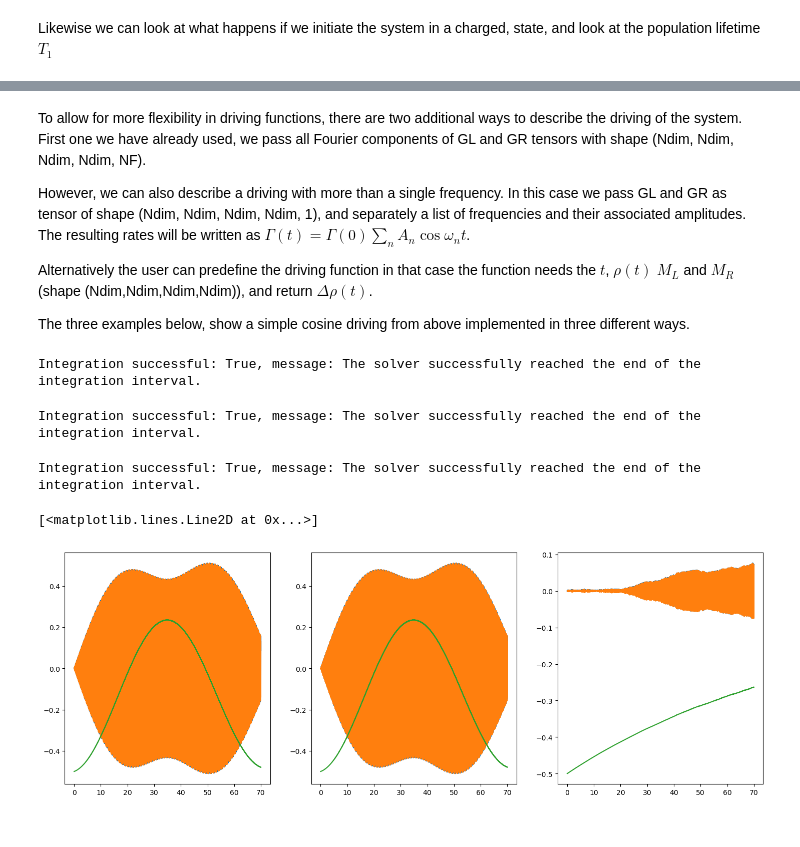
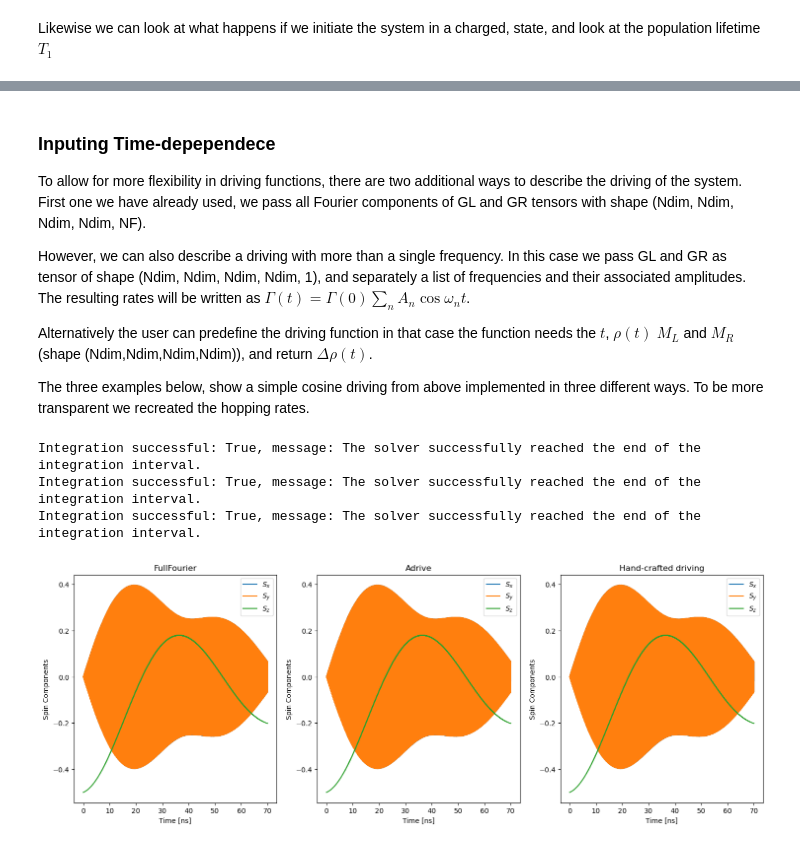
Before and after one commit to matysek00/PyESRSTM, a Jupyter notebook: Tutorial/03-Time-propagation.ipynb, the cells around one changed output, grey strips where cells are left out. Saved outputs shown, nothing was run; the diff lists cells and outputs as text; code cells hidden in the pictures.

```diff
--- a/Tutorial/03-Time-propagation.ipynb
+++ b/Tutorial/03-Time-propagation.ipynb
@@ -127,5 +127,7 @@ T1 = 0.10735274875103074 [ns]
 [figure]
 # %% [markdown]
+### Inputing Time-depependece
+
 To allow for more flexibility in driving functions, there are two additional ways to describe the driving of the system.
 First one we have already used, we pass all Fourier components of GL and GR tensors with shape (Ndim, Ndim, Ndim, Ndim, NF).
 
@@ -136,6 +138,7 @@ The resulting rates will be written as $\Gamma (t) = \Gamma (0)\sum_n A_n \cos \
 Alternatively the user can predefine the driving function in that case the function needs the $t$, $\rho(t)$ $M_L$ and $M_R$ (shape (Ndim,Ndim,Ndim,Ndim)), and return $\Delta \rho (t)$.
 
 The three examples below, show a simple cosine driving from above implemented in three different ways.
+To be more transparent we recreated the hopping rates.
 # %%
 Right = PyESRSTM.Electrode(0,   0, 0.,     5e-3,       1e-1,         4.5,  Nint=1e4, Cutoff=1000)
 Left = PyESRSTM.Electrode(-25, 0, 0.5, 1.25e-3, 1e-1, 4.5, Nint=1e4, Cutoff=1000, Adrive=0)
@@ -153,56 +156,64 @@ GL[:,:,:,:,2] = GL[:,:,:,:,1] * A
 kwargs = {'max_step': 0.005, 'method': 'RK45'}
 rho0 = np.zeros((4,4), dtype=complex)
 rho0[0, 0] = 1
-# %%
-# for adrinving the frequncy most be an array now, and we only care about the the 0th fourier component of GL
-time_A, rhot_A = PyESRSTM.propagate_density(GL[:,:,:,:,1:2], GR, dot.Delta, rho0, 70, frequency=np.array([freq]), adrive=np.array([2*A]), kwargs=kwargs)
-# %% [output]
-Integration successful: True, message: The solver successfully reached the end of the integration interval.
 # %%
 time_four, rhot_four = PyESRSTM.propagate_density(GL, GR, dot.Delta, rho0, 70, frequency=freq, kwargs=kwargs)
+
+# for adrinving the frequncy most be an array now, and we only care about the the 0th fourier component of GL
+time_A, rhot_A = PyESRSTM.propagate_density(GL[:,:,:,:,1:2], GR, dot.Delta, rho0, 70, frequency=np.array([freq]), adrive=np.array([2*A]), kwargs=kwargs)
+
+# The predifined driving function is below
+# !!! Mind the unit conversion of frequency, time input will be in atomic units.
+def single_step_adrive_add_hoc(t, rho, ML, MR):
+    phase = 1 + 2*A*np.cos(freq * t * 2 * np.pi*PyESRSTM.time_unit)
+    M_t = MR + ML * phase
+    drho = np.einsum('ljvu,vu->lj', M_t, rho)
+    return drho
+
+
+
+time_hand, rhot_hand = PyESRSTM.propagate_density(GL[:,:,:,:,1:2], GR, dot.Delta, rho0, 70,  drho_function=single_step_adrive_add_hoc, kwargs=kwargs)
 # %% [output]
 Integration successful: True, message: The solver successfully reached the end of the integration interval.
+Integration successful: True, message: The solver successfully reached the end of the integration interval.
+Integration successful: True, message: The solver successfully reached the end of the integration interval.
-# %%
-
-
-# The predifined driving function is below
-def single_step_adrive_add_hoc(t, rho, ML, MR):
-    phase = 1 + 2*A*np.cos(freq * t * 2*np.pi)
-    M_t = MR + ML * phase
-    drho = np.einsum('ljvu,vu->lj', M_t, rho)
-    return drho
-
-time_hand, rhot_hand = PyESRSTM.propagate_density(GL[:,:,:,:,1:2], GR, dot.Delta, rho0, 70,  drho_function=single_step_adrive_add_hoc, kwargs=kwargs)
-# %% [output]
-Integration successful: True, message: The solver successfully reached the end of the integration interval.
 # %%
 fig, ax = plt.subplots(1,3 , figsize=(18,6))
 ax = ax.flatten()
 
 Sx_four = 1/2*np.real(rhot_four[:, 0, 1] + rhot_four[:, 1, 0])
 Sy_four = 1/2*np.real(1j*(rhot_four[:, 0,1] - rhot_four[:, 1,0]))
 Sz_four = 1/2*np.real(rhot_four[:,1, 1] - rhot_four[:,0, 0])
 
 ax[0].plot(time_four, Sx_four, label=r'$S_x$')
 ax[0].plot(time_four, Sy_four, label=r'$S_y$')
 ax[0].plot(time_four, Sz_four, label=r'$S_z$')
+ax[0].set_title('FullFourier')
 
 Sx_A = 1/2*np.real(rhot_A[:, 0, 1] + rhot_A[:, 1, 0])
 Sy_A = 1/2*np.real(1j*(rhot_A[:, 0,1] - rhot_A[:, 1,0]))
 Sz_A = 1/2*np.real(rhot_A[:,1, 1] - rhot_A[:,0, 0])
 
 ax[1].plot(time_A, Sx_A, label=r'$S_x$')
 ax[1].plot(time_A, Sy_A, label=r'$S_y$')
 ax[1].plot(time_A, Sz_A, label=r'$S_z$')
+ax[1].set_title('Adrive')
 
 
 Sx_hand = 1/2*np.real(rhot_hand[:, 0, 1] + rhot_hand[:, 1, 0])
 Sy_hand = 1/2*np.real(1j*(rhot_hand[:, 0,1] - rhot_hand[:, 1,0]))
 Sz_hand = 1/2*np.real(rhot_hand[:,1, 1] - rhot_hand[:,0, 0])
 
 ax[2].plot(time_hand, Sx_hand, label=r'$S_x$')
 ax[2].plot(time_hand, Sy_hand, label=r'$S_y$')
 ax[2].plot(time_hand, Sz_hand, label=r'$S_z$')
+ax[2].set_title('Hand-crafted driving')
+
+for a in ax:
+    a.set_xlabel('Time [ns]')
+    a.set_ylabel('Spin Components')
+    a.legend()
+
+plt.show()
 # %% [output]
-[<matplotlib.lines.Line2D at 0x...>]
-[figure, old version]
+[figure, new version]
```
Also changed, not shown: parts of 14 cells of this notebook, 1 other file.
